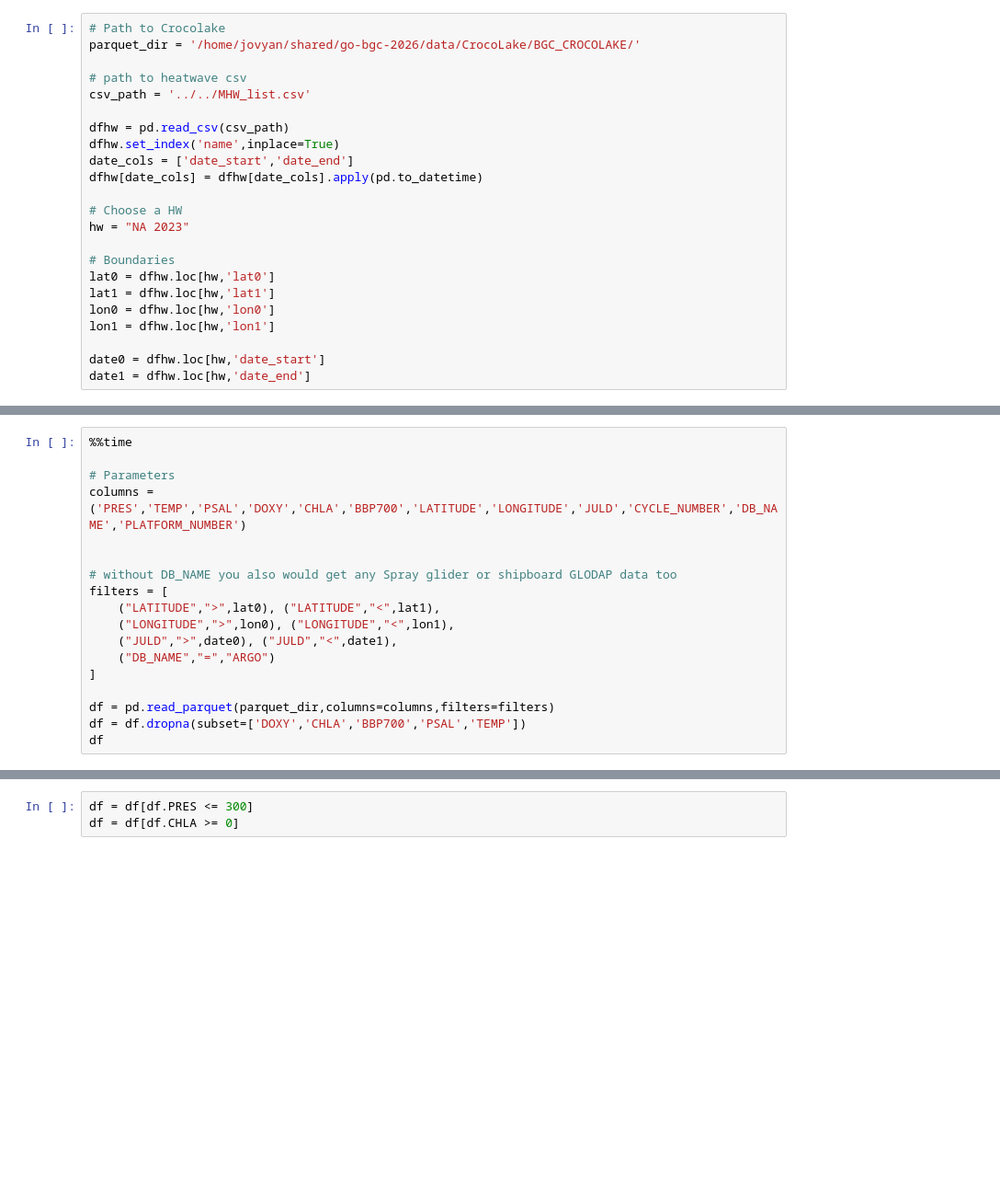
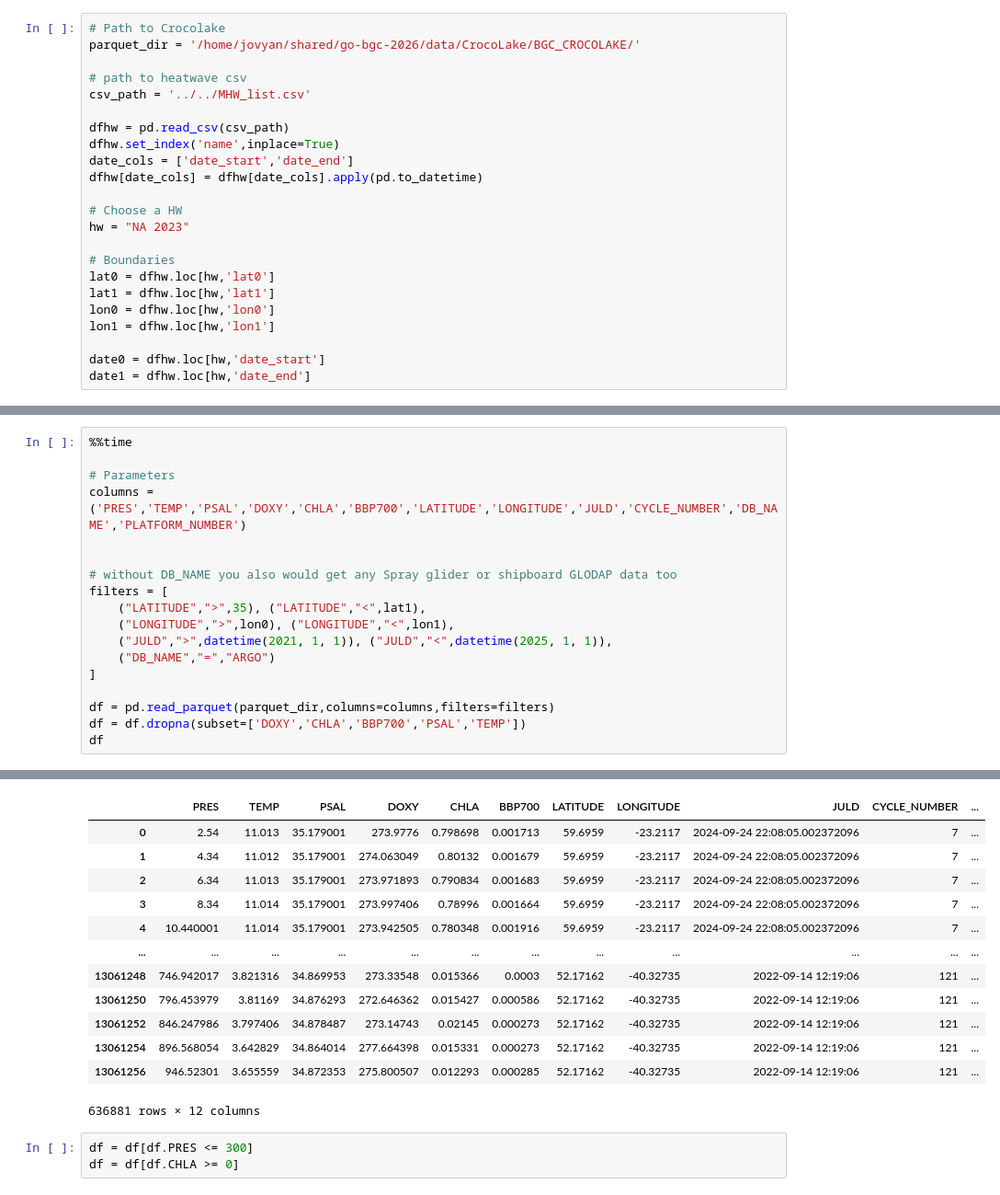
Before and after one commit to go-bgc/Marine-Heat-Waves, a Jupyter notebook: contributors/Zack/phenology.ipynb, the cells around one changed output, grey strips where cells are left out. Shown at 92% size. Saved outputs shown, nothing was run; the diff lists cells and outputs as text; blank space fills up the shorter version.

```diff
--- a/contributors/Zack/phenology.ipynb
+++ b/contributors/Zack/phenology.ipynb
@@ -46,12 +55,13 @@ columns = ('PRES','TEMP','PSAL','DOXY','CHLA','BBP700','LATITUDE','LONGITUDE','J
 
 # without DB_NAME you also would get any Spray glider or shipboard GLODAP data too
 filters = [
-    ("LATITUDE",">",lat0), ("LATITUDE","<",lat1),
+    ("LATITUDE",">",35), ("LATITUDE","<",lat1),
     ("LONGITUDE",">",lon0), ("LONGITUDE","<",lon1),
-    ("JULD",">",date0), ("JULD","<",date1),
+    ("JULD",">",datetime(2021, 1, 1)), ("JULD","<",datetime(2025, 1, 1)),
     ("DB_NAME","=","ARGO")
 ]
 
 df = pd.read_parquet(parquet_dir,columns=columns,filters=filters)
 df = df.dropna(subset=['DOXY','CHLA','BBP700','PSAL','TEMP'])
 df
+# %% [output]
@@ -58,3 +70,16 @@ df
+|  | PRES | TEMP | PSAL | DOXY | CHLA | BBP700 | LATITUDE | LONGITUDE | JULD | CYCLE_NUMBER | ... |
+| 0 | 2.54 | 11.013 | 35.179001 | 273.9776 | 0.798698 | 0.001713 | 59.6959 | -23.2117 | 2024-09-24 22:08:05.002372096 | 7 | ... |
+| 1 | 4.34 | 11.012 | 35.179001 | 274.063049 | 0.80132 | 0.001679 | 59.6959 | -23.2117 | 2024-09-24 22:08:05.002372096 | 7 | ... |
+| 2 | 6.34 | 11.013 | 35.179001 | 273.971893 | 0.790834 | 0.001683 | 59.6959 | -23.2117 | 2024-09-24 22:08:05.002372096 | 7 | ... |
+| 3 | 8.34 | 11.014 | 35.179001 | 273.997406 | 0.78996 | 0.001664 | 59.6959 | -23.2117 | 2024-09-24 22:08:05.002372096 | 7 | ... |
+| 4 | 10.440001 | 11.014 | 35.179001 | 273.942505 | 0.780348 | 0.001916 | 59.6959 | -23.2117 | 2024-09-24 22:08:05.002372096 | 7 | ... |
+| ... | ... | ... | ... | ... | ... | ... | ... | ... | ... | ... | ... |
+| 13061248 | 746.942017 | 3.821316 | 34.869953 | 273.33548 | 0.015366 | 0.0003 | 52.17162 | -40.32735 | 2022-09-14 12:19:06 | 121 | ... |
+| 13061250 | 796.453979 | 3.81169 | 34.876293 | 272.646362 | 0.015427 | 0.000586 | 52.17162 | -40.32735 | 2022-09-14 12:19:06 | 121 | ... |
+| 13061252 | 846.247986 | 3.797406 | 34.878487 | 273.14743 | 0.02145 | 0.000273 | 52.17162 | -40.32735 | 2022-09-14 12:19:06 | 121 | ... |
+| 13061254 | 896.568054 | 3.642829 | 34.864014 | 277.664398 | 0.015331 | 0.000273 | 52.17162 | -40.32735 | 2022-09-14 12:19:06 | 121 | ... |
+| 13061256 | 946.52301 | 3.655559 | 34.872353 | 275.800507 | 0.012293 | 0.000285 | 52.17162 | -40.32735 | 2022-09-14 12:19:06 | 121 | ... |
+636881 rows × 12 columns
 # %%
 df = df[df.PRES <= 300]
 df = df[df.CHLA >= 0]
```
Also changed, not shown: parts of 14 cells of this notebook, 1 other file.
